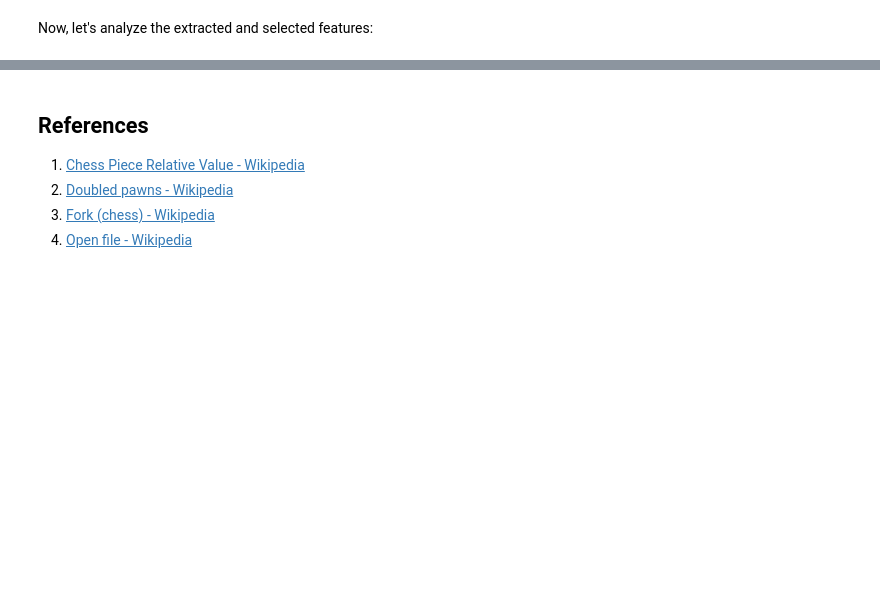
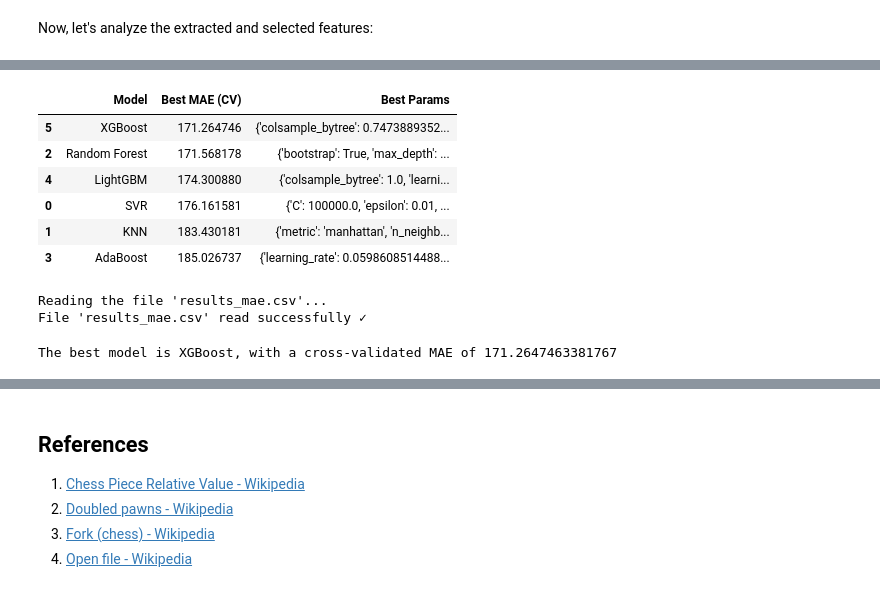
Before and after one commit to albert-ce/kaggle-chess-evaluations, a Jupyter notebook: Kaggle - Chess Evaluations.ipynb, the cells around one changed output, grey strips where cells are left out. Drawn from its saved outputs; the diff is of its cells as text; code cells hidden in the pictures; blank space fills up the shorter version.

```diff
--- a/Kaggle - Chess Evaluations.ipynb
+++ b/Kaggle - Chess Evaluations.ipynb
@@ -1243,11 +1285,9 @@ Black_hanging_pieces
 # %%
-# from sklearn.ensemble import RandomForestRegressor
-# from sklearn.metrics import r2_score
-# clf = RandomForestRegressor()
+from sklearn.ensemble import RandomForestRegressor
+from sklearn.neighbors import KNeighborsRegressor
 
-# X_train, X_test, y_train, y_test = train_test_split(X, y, test_size=0.2)
+rf = RandomForestRegressor()
+rf.fit(X_train, y_train)
 
-# clf.fit(X_train, y_train)
-# y_pred = clf.predict(X_train)
-
-# r2_score(y_train, y_pred)
+knn = KNeighborsRegressor()
+knn.fit(X_train, y_train)
@@ -1307,0 +1355,7 @@ Black_hanging_pieces
+# %%
+from sklearn.model_selection import train_test_split
+
+# The training set was reduced to speed up the process
+X_train_small, _, y_train_small, _ = train_test_split(X_train, y_train, test_size=0.9, random_state=42)
+
+print(f"Using {X_train_small.shape[0]} samples")
@@ -1307,0 +1454,10 @@ Black_hanging_pieces
+# %%
+results_mae
+# %% [output]
+|  | Model | Best MAE (CV) | Best Params |
+| 5 | XGBoost | 171.264746 | {'colsample_bytree': 0.7473889352... |
+| 2 | Random Forest | 171.568178 | {'bootstrap': True, 'max_depth': ... |
+| 4 | LightGBM | 174.300880 | {'colsample_bytree': 1.0, 'learni... |
+| 0 | SVR | 176.161581 | {'C': 100000.0, 'epsilon': 0.01, ... |
+| 1 | KNN | 183.430181 | {'metric': 'manhattan', 'n_neighb... |
+| 3 | AdaBoost | 185.026737 | {'learning_rate': 0.0598608514488... |
@@ -1307,0 +1467,14 @@ Black_hanging_pieces
+# %%
+csvFile = "results_mae.csv"
+print(f"Reading the file '{csvFile}'...")
+
+results_mae = pd.read_csv(f'data/{csvFile}')
+
+print(f"File '{csvFile}' read successfully ✓")
+# %% [output]
+Reading the file 'results_mae.csv'...
+File 'results_mae.csv' read successfully ✓
+# %%
+print(f"The best model is {results_mae.iloc[0]['Model']}, with a cross-validated MAE of {results_mae.iloc[0]['Best MAE (CV)']}")
+# %% [output]
+The best model is XGBoost, with a cross-validated MAE of 171.2647463381767
```
Also changed, not shown: parts of 37 cells of this notebook.
